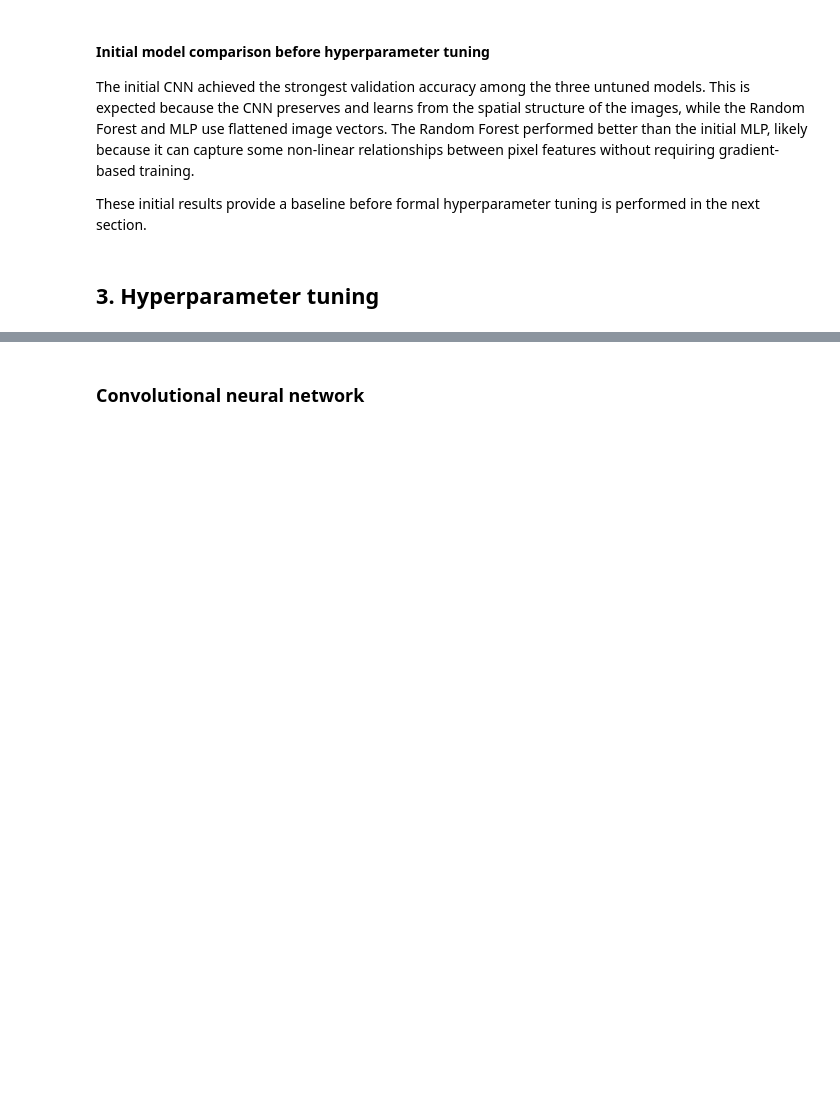
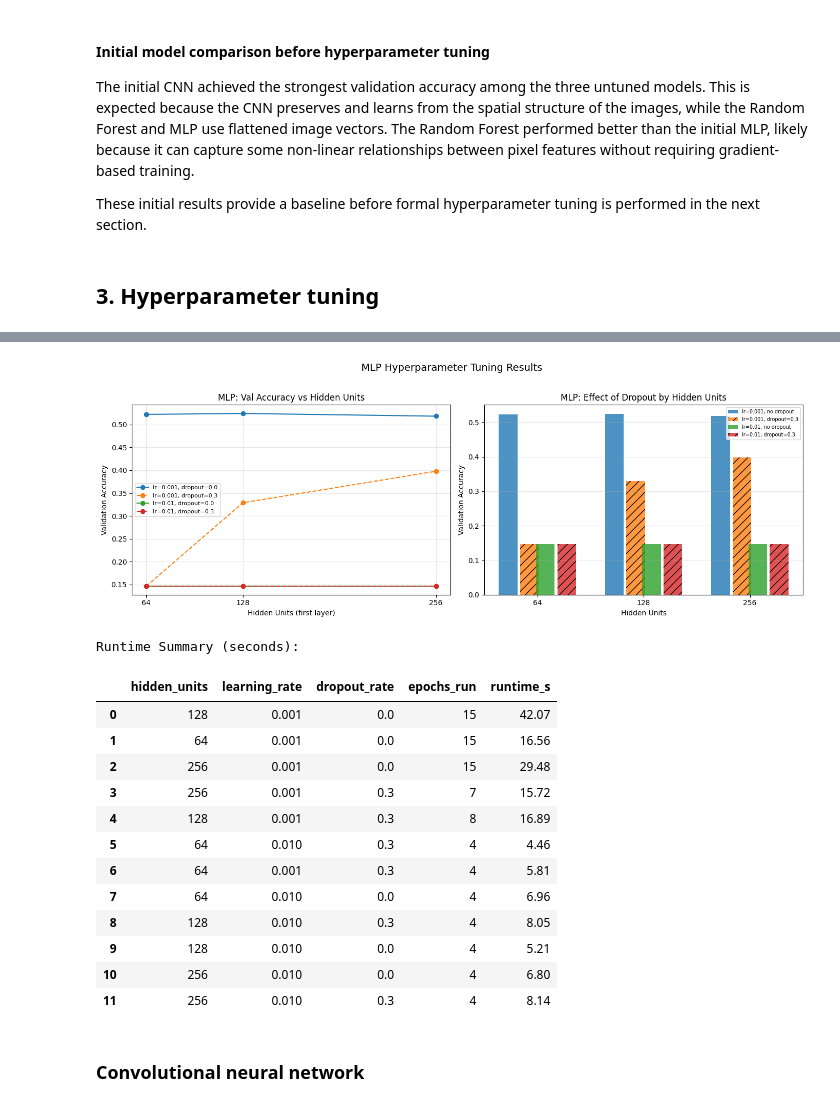
Before and after one commit to rahulsrinivas2003/University-Assignment, a Jupyter notebook: COMP5318 (Machine Learning )/Assignment 2/COMP5318-assignment2-template-notebook-1.ipynb, the cells around one changed output, grey strips where cells are left out. Cells and saved outputs as stored; diff of their text form; code cells hidden in the pictures; blank space fills up the shorter version.

```diff
--- a/COMP5318 (Machine Learning )/Assignment 2/COMP5318-assignment2-template-notebook-1.ipynb
+++ b/COMP5318 (Machine Learning )/Assignment 2/COMP5318-assignment2-template-notebook-1.ipynb
@@ -582,3 +924,82 @@ These initial results provide a baseline before formal hyperparameter tuning is
+# %%
+# ─────────────────────────────────────────────────────────────────
+# SECTION 3.2 — MLP TUNING RESULTS VISUALISATION
+# ─────────────────────────────────────────────────────────────────
+
+fig, axes = plt.subplots(1, 2, figsize=(14, 5))
+
+# ── Plot 1: Val Accuracy vs hidden_units, grouped by learning_rate ──
+for lr in [0.001, 0.01]:
+    for dropout, linestyle in [(0.0, '-'), (0.3, '--')]:
+        subset = mlp_results_df[
+            (mlp_results_df['learning_rate'] == lr) &
+            (mlp_results_df['dropout_rate']  == dropout)
+        ].sort_values('hidden_units')
+        axes[0].plot(
+            subset['hidden_units'],
+            subset['val_accuracy'],
+            marker='o',
+            linestyle=linestyle,
+            label=f'lr={lr}, dropout={dropout}'
+        )
+
+axes[0].set_title('MLP: Val Accuracy vs Hidden Units', fontsize=12)
+axes[0].set_xlabel('Hidden Units (first layer)')
+axes[0].set_ylabel('Validation Accuracy')
+axes[0].set_xticks([64, 128, 256])
+axes[0].legend(fontsize=8)
+axes[0].grid(True, alpha=0.3)
+
+# ── Plot 2: Effect of dropout (with vs without), for each learning rate ──
+bar_width = 0.35
+x = np.arange(len(mlp_hidden_units))
+
+for j, lr in enumerate([0.001, 0.01]):
+    no_dropout = mlp_results_df[
+        (mlp_results_df['learning_rate'] == lr) &
+        (mlp_results_df['dropout_rate']  == 0.0)
+    ].sort_values('hidden_units')['val_accuracy'].values
+
+    with_dropout = mlp_results_df[
+        (mlp_results_df['learning_rate'] == lr) &
+        (mlp_results_df['dropout_rate']  == 0.3)
+    ].sort_values('hidden_units')['val_accuracy'].values
+
+    offset = (j - 0.5) * bar_width
+    axes[1].bar(x + offset - 0.1, no_dropout,   width=bar_width/2, label=f'lr={lr}, no dropout',   alpha=0.8)
+    axes[1].bar(x + offset + 0.1, with_dropout, width=bar_width/2, label=f'lr={lr}, dropout=0.3', alpha=0.8, hatch='//')
+
+axes[1].set_title('MLP: Effect of Dropout by Hidden Units', fontsize=12)
+axes[1].set_xlabel('Hidden Units')
+axes[1].set_ylabel('Validation Accuracy')
+axes[1].set_xticks(x)
+axes[1].set_xticklabels([64, 128, 256])
+axes[1].legend(fontsize=7)
+axes[1].grid(True, alpha=0.3, axis='y')
+
+plt.suptitle('MLP Hyperparameter Tuning Results', fontsize=14, y=1.02)
+plt.tight_layout()
+plt.show()
+
+# Runtime summary
+print("\nRuntime Summary (seconds):")
+display(mlp_results_df_sorted[['hidden_units', 'learning_rate', 'dropout_rate', 'epochs_run', 'runtime_s']].reset_index(drop=True))
+# %% [output]
+[figure, added]
+Runtime Summary (seconds):
+|  | hidden_units | learning_rate | dropout_rate | epochs_run | runtime_s |
+| 0 | 128 | 0.001 | 0.0 | 15 | 42.07 |
+| 1 | 64 | 0.001 | 0.0 | 15 | 16.56 |
+| 2 | 256 | 0.001 | 0.0 | 15 | 29.48 |
+| 3 | 256 | 0.001 | 0.3 | 7 | 15.72 |
+| 4 | 128 | 0.001 | 0.3 | 8 | 16.89 |
+| 5 | 64 | 0.010 | 0.3 | 4 | 4.46 |
+| 6 | 64 | 0.001 | 0.3 | 4 | 5.81 |
+| 7 | 64 | 0.010 | 0.0 | 4 | 6.96 |
+| 8 | 128 | 0.010 | 0.3 | 4 | 8.05 |
+| 9 | 128 | 0.010 | 0.0 | 4 | 5.21 |
+| 10 | 256 | 0.010 | 0.0 | 4 | 6.80 |
+| 11 | 256 | 0.010 | 0.3 | 4 | 8.14 |
 # %% [markdown]
 ### Convolutional neural network
 # %% [markdown]
```
Also changed, not shown: parts of 12 cells of this notebook, 5 other files.
